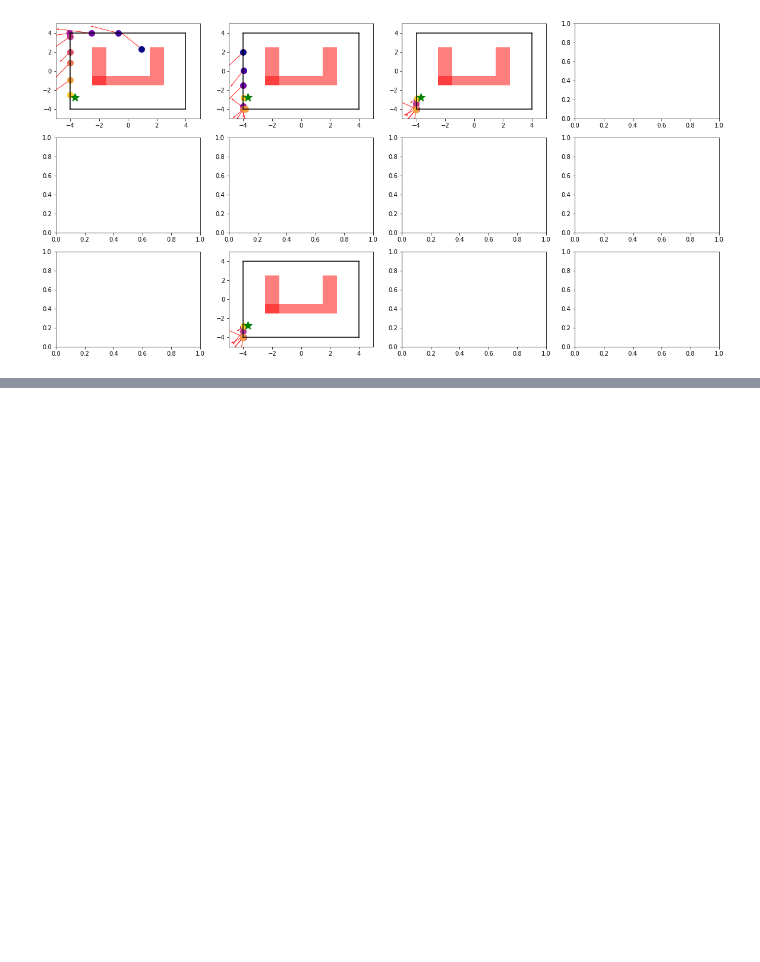
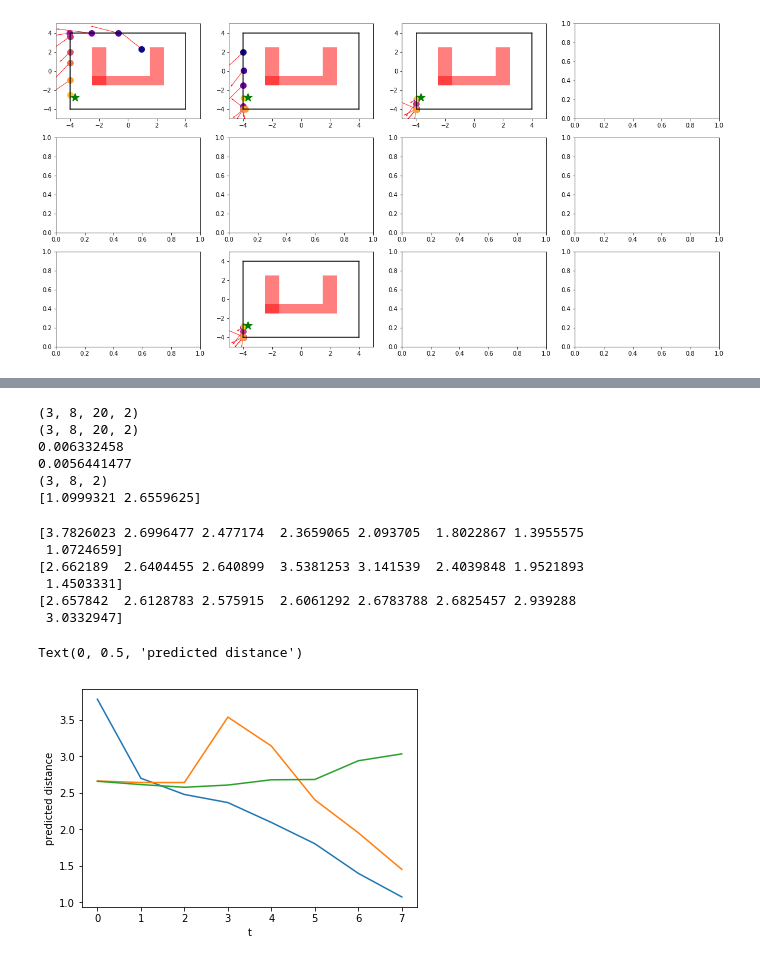
Before and after one commit to vitchyr/handful-of-trials, a Jupyter notebook: Visualizer.ipynb, the cells around one changed output, grey strips where cells are left out. Drawn from its saved outputs; the diff is of its cells as text; code cells hidden in the pictures; blank space fills up the shorter version.

```diff
--- a/Visualizer.ipynb
+++ b/Visualizer.ipynb
@@ -54,6 +54,20 @@ def plot_goals(path,t=0):
         c = i % 4
         ax = axes[r][c]
         env.plot_trajectory(ax, goals, actions)
+
+def get_goals(path):
+    data = loadmat(path)
+    actions_seqs = data['actions']
+    preds_seqs_and_particles = data['predictions']
+    print("shape dims: (planning time, within-plan time, particle, goal dim)")
+    return preds_seqs_and_particles[:, :, :, 2:]
+
+def get_states(path):
+    data = loadmat(path)
+    actions_seqs = data['actions']
+    preds_seqs_and_particles = data['predictions']
+    print("shape dims: (planning time, within-plan time, particle, state dim)")
+    return preds_seqs_and_particles[:, :, :, :2]
 # %% [markdown]
 Typical "train mode" rollouts
 # %%
@@ -155,0 +176,35 @@ print(actions_seqs.shape)
+# %%
+print(goals.shape)
+print(states.shape)
+# planning time,within-episode time,particle,dimension
+print(np.std(goals[:, :, :, 0]))
+print(np.std(goals[:, :, :, 1]))
+goal = np.mean(goals, axis=(0, 1, 2))
+avg_states = np.mean(states, axis=2)
+print(avg_states.shape)
+print(goal)
+# %% [output]
+(3, 8, 20, 2)
+(3, 8, 20, 2)
+0.006332458
+0.0056441477
+(3, 8, 2)
+[1.0999321 2.6559625]
+# %%
+plt.figure()
+for plan_t in range(3):
+    state_traj = avg_states[plan_t]
+    dist = np.linalg.norm(state_traj - goal, axis=1)
+    print(dist)
+    plt.plot(np.arange(len(state_traj)), dist)
+plt.xlabel("t")
+plt.ylabel("predicted distance")
+# %% [output]
+[3.7826023 2.6996477 2.477174  2.3659065 2.093705  1.8022867 1.3955575
+ 1.0724659]
+[2.662189  2.6404455 2.640899  3.5381253 3.141539  2.4039848 1.9521893
+ 1.4503331]
+[2.657842  2.6128783 2.575915  2.6061292 2.6783788 2.6825457 2.939288
+ 3.0332947]
+Text(0, 0.5, 'predicted distance')
+[figure, added]
```
Also changed, not shown: parts of 5 cells of this notebook, 1 other file.
